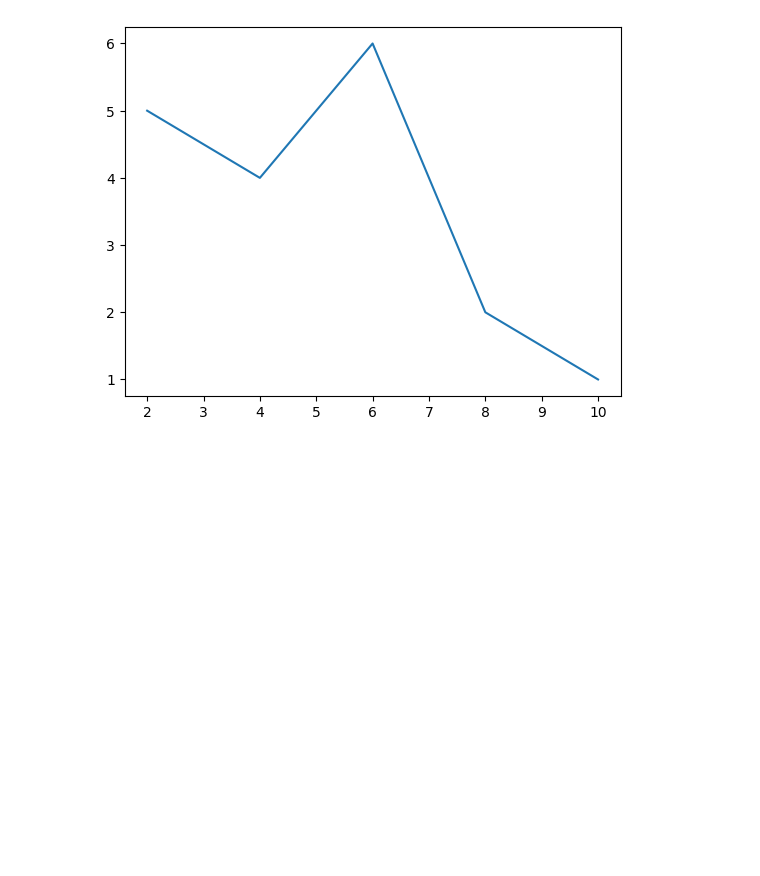
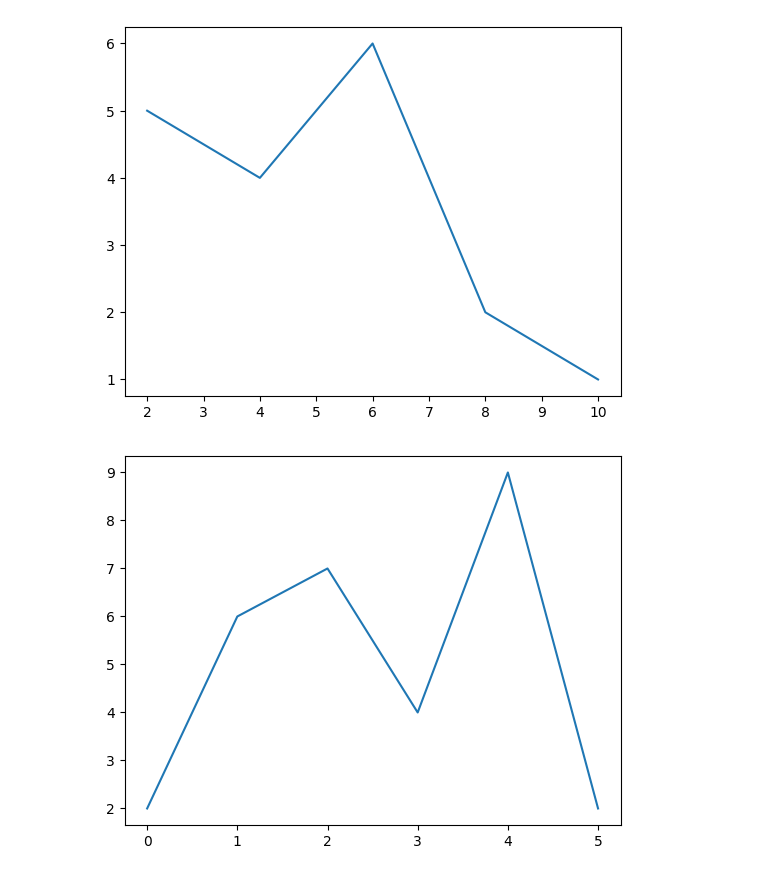
Before and after one commit to SohailDad/ML-Python, a Jupyter notebook: Matplotlib/First.ipynb, the cells around one changed output. Saved outputs shown, nothing was run; the diff lists cells and outputs as text; code cells hidden in the pictures; blank space fills up the shorter version.

```diff
--- a/Matplotlib/First.ipynb
+++ b/Matplotlib/First.ipynb
@@ -31,3 +31,10 @@ plt.plot(x_axis,y_axis)
 plt.show()
 # %% [output]
 [figure]
+# %%
+x_axis = np.array([2,6,7,4,9,2])
+
+plt.plot(x_axis)
+plt.show()
+# %% [output]
+[figure, added]
```
